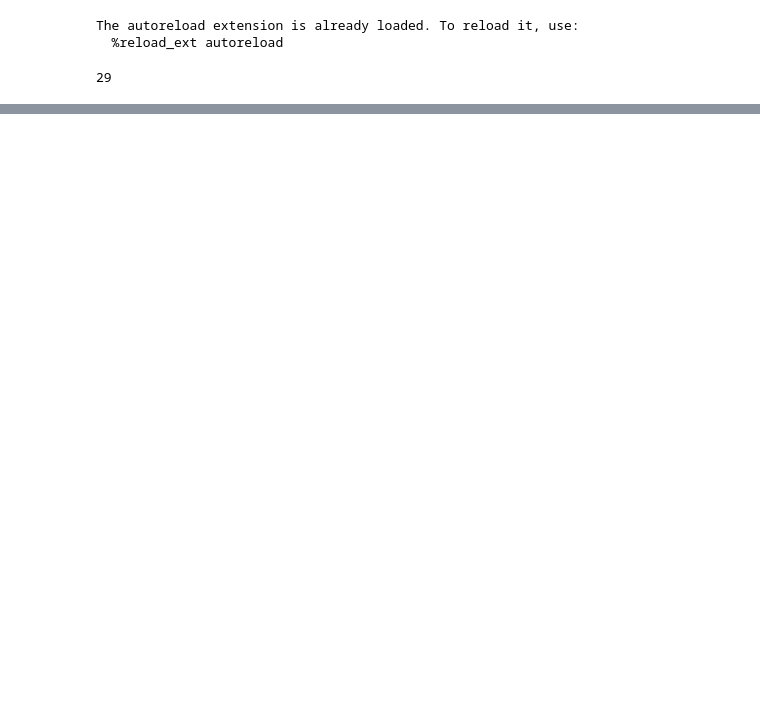
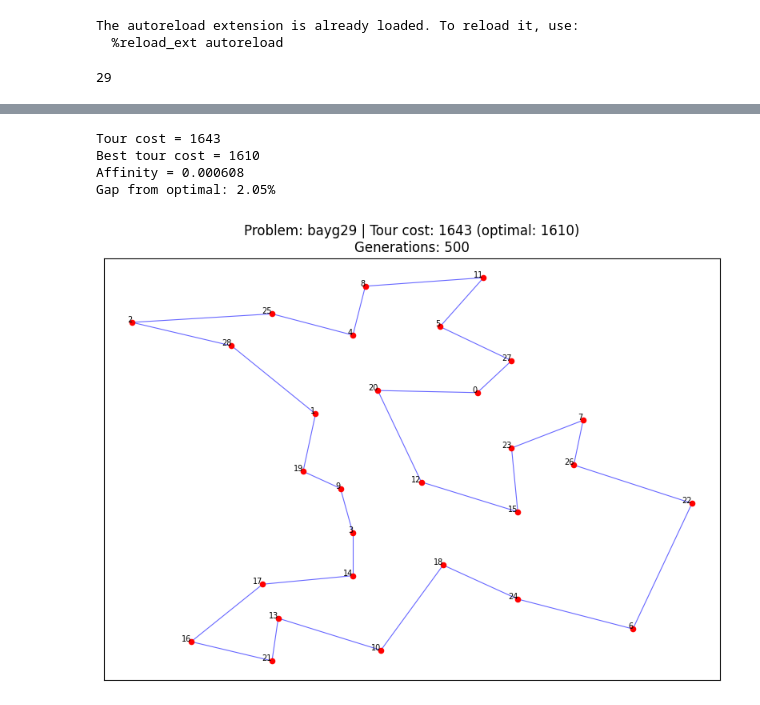
Before and after one commit to pawlowiczf/Computational-Intelligence, a Jupyter notebook: clonalg/experiments/tsp/main.ipynb, the cells around one changed output, grey strips where cells are left out. Cells and saved outputs as stored; diff of their text form; code cells hidden in the pictures; blank space fills up the shorter version.

```diff
--- a/clonalg/experiments/tsp/main.ipynb
+++ b/clonalg/experiments/tsp/main.ipynb
@@ -184,0 +213,8 @@ plot_tsp(
+# %%
+run_clonalg(PROBLEM_NAME, problem, config, solutions, n_cities, n_generations=500)
+# %% [output]
+Tour cost = 1643
+Best tour cost = 1610
+Affinity = 0.000608
+Gap from optimal: 2.05%
+[figure, added]
```
Also changed, not shown: parts of 21 cells of this notebook, 1 other file.
